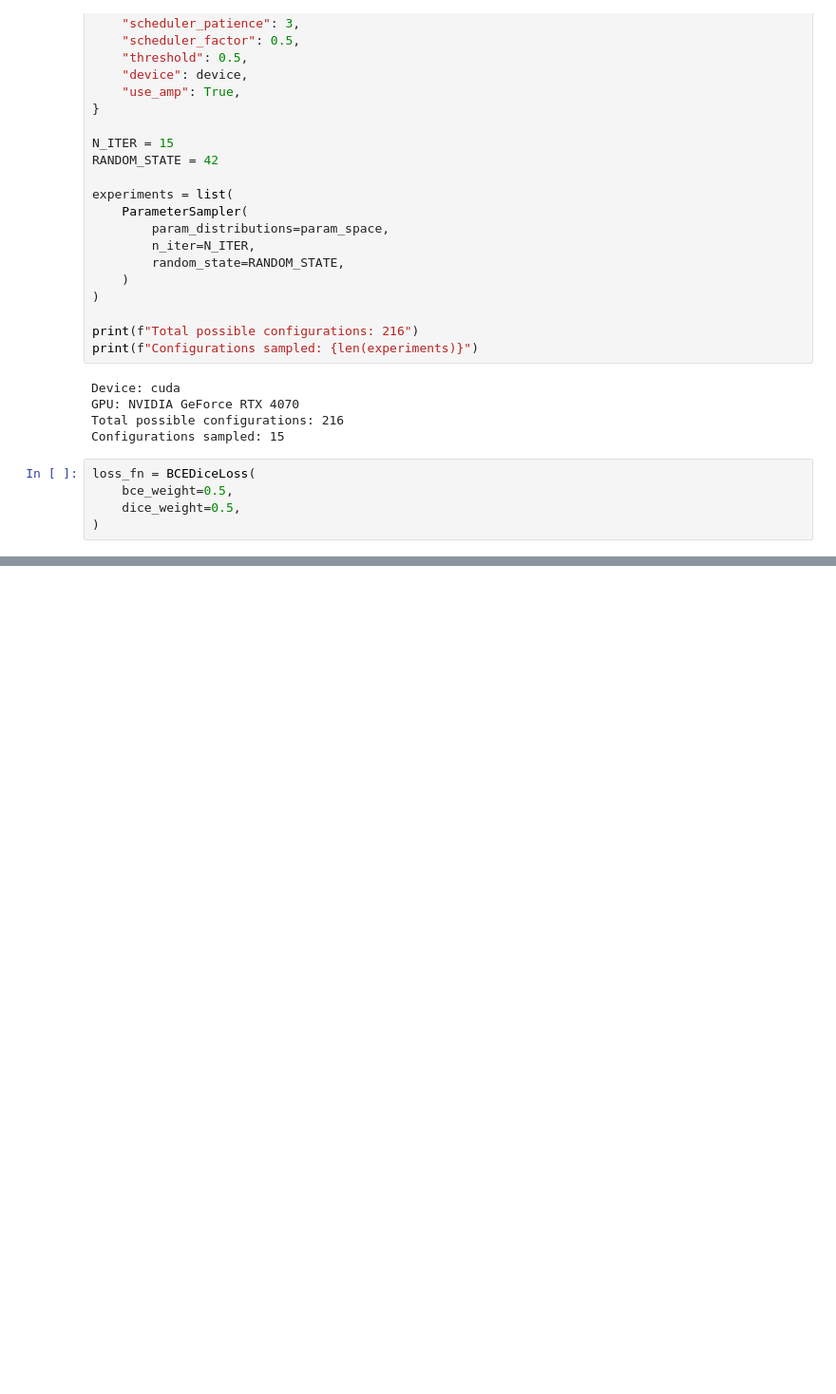
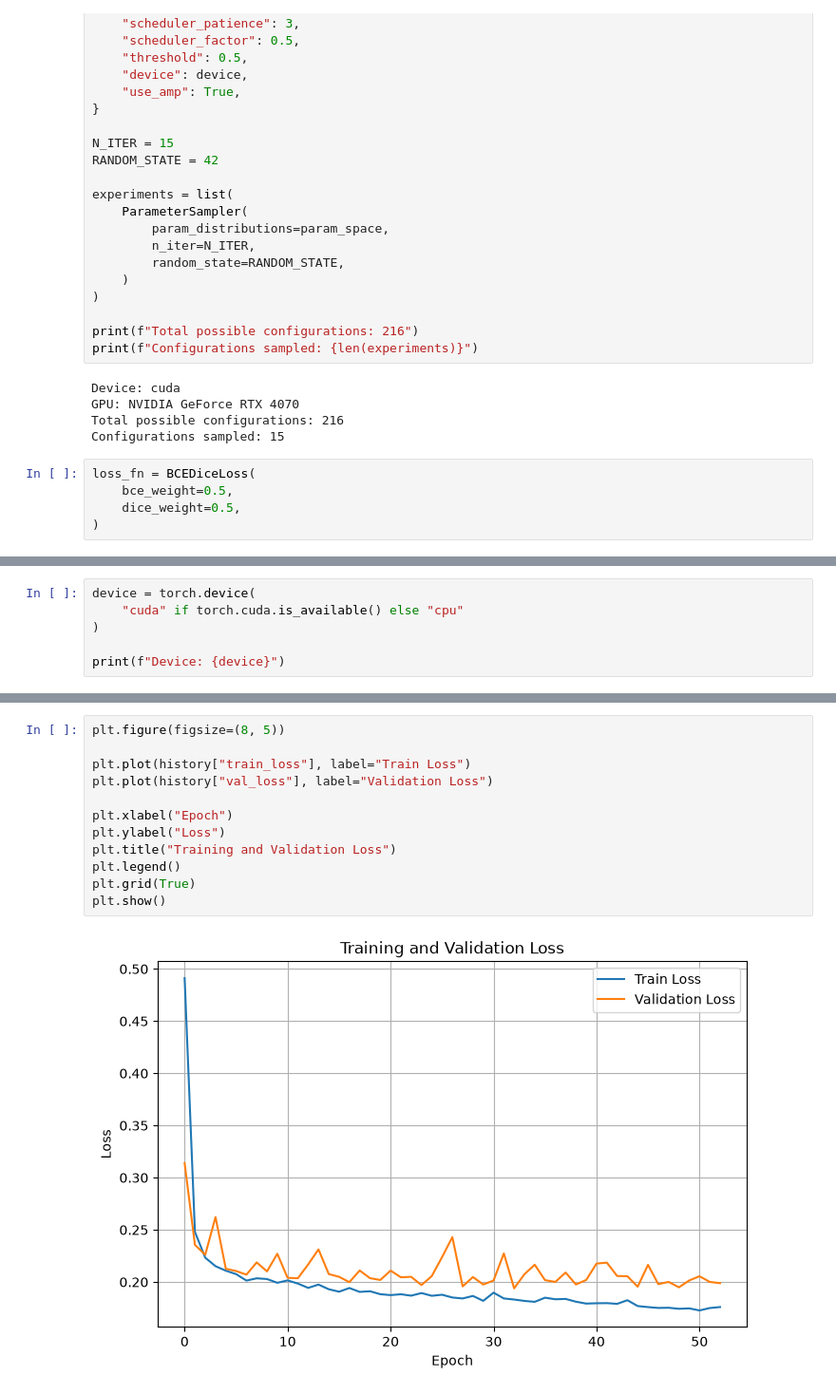
Before and after one commit to dario2002lr-coder/kaggle_solar_filament_segmentation, a Jupyter notebook: notebooks/03_network_optimisation.ipynb, the cells around one changed output, grey strips where cells are left out. Shown at 95% size. Cells and saved outputs as stored; diff of their text form; blank space fills up the shorter version.

```diff
--- a/notebooks/03_network_optimisation.ipynb
+++ b/notebooks/03_network_optimisation.ipynb
@@ -278,0 +433,6 @@ Epoch 08/50 | Train Loss: 0.2085 | Train Dice: 0.6048 | Train IoU: 0.4443 | Val
+# %%
+device = torch.device(
+    "cuda" if torch.cuda.is_available() else "cpu"
+)
+
+print(f"Device: {device}")
@@ -278,0 +498,14 @@ Epoch 08/50 | Train Loss: 0.2085 | Train Dice: 0.6048 | Train IoU: 0.4443 | Val
+# %%
+plt.figure(figsize=(8, 5))
+
+plt.plot(history["train_loss"], label="Train Loss")
+plt.plot(history["val_loss"], label="Validation Loss")
+
+plt.xlabel("Epoch")
+plt.ylabel("Loss")
+plt.title("Training and Validation Loss")
+plt.legend()
+plt.grid(True)
+plt.show()
+# %% [output]
+[figure, added]
```
Also changed, not shown: parts of 12 cells of this notebook, 2 other files.
